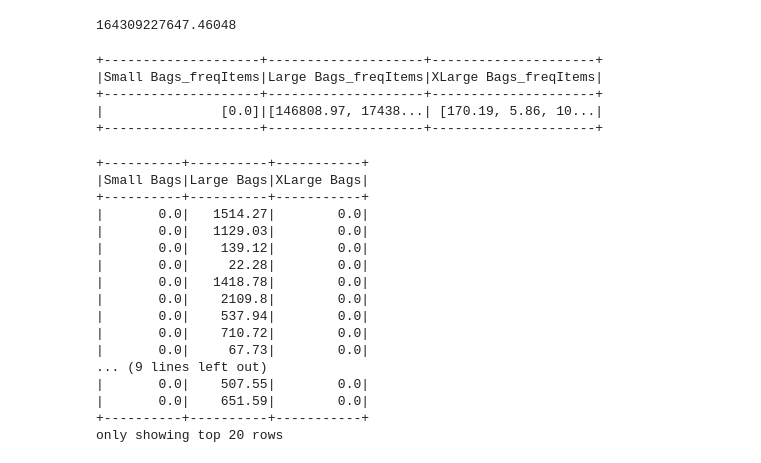
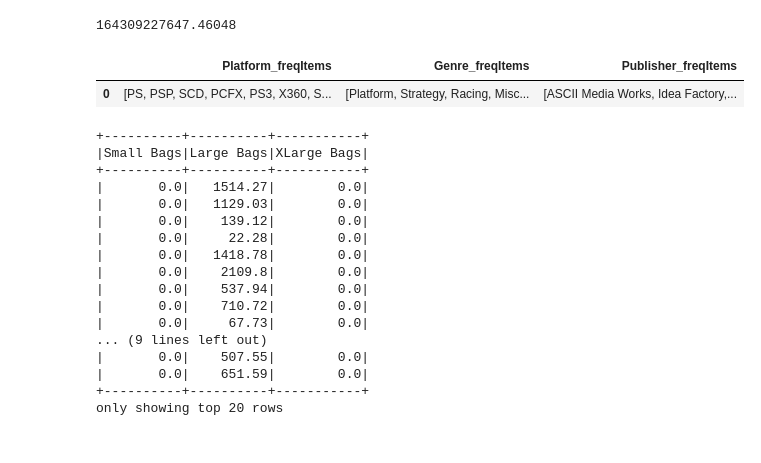
Before and after one commit to wirarama/bigdata2022, a Jupyter notebook: pysparkTutorial.ipynb, the cells around one changed output. Cells and saved outputs as stored; diff of their text form; code cells hidden in the pictures.

```diff
--- a/pysparkTutorial.ipynb
+++ b/pysparkTutorial.ipynb
@@ -158,13 +158,10 @@ df.cov('Small Bags','Large Bags')
 # %% [output]
 164309227647.46048
 # %%
-df.freqItems(['Small Bags','Large Bags','XLarge Bags'],support=0.01).show()
+df.freqItems(['Platform','Genre','Publisher'],support=0.01).toPandas()
 # %% [output]
-+--------------------+--------------------+---------------------+
-|Small Bags_freqItems|Large Bags_freqItems|XLarge Bags_freqItems|
-+--------------------+--------------------+---------------------+
-|               [0.0]|[146808.97, 17438...| [170.19, 5.86, 10...|
-+--------------------+--------------------+---------------------+
+|  | Platform_freqItems | Genre_freqItems | Publisher_freqItems |
+| 0 | [PS, PSP, SCD, PCFX, PS3, X360, S... | [Platform, Strategy, Racing, Misc... | [ASCII Media Works, Idea Factory,... |
 # %%
 df['Small Bags','Large Bags','XLarge Bags'].filter((df['Small Bags']<2.0) & (df['Large Bags']>4.0)).show()
 # %% [output]
```
Also changed, not shown: parts of 9 cells of this notebook.
